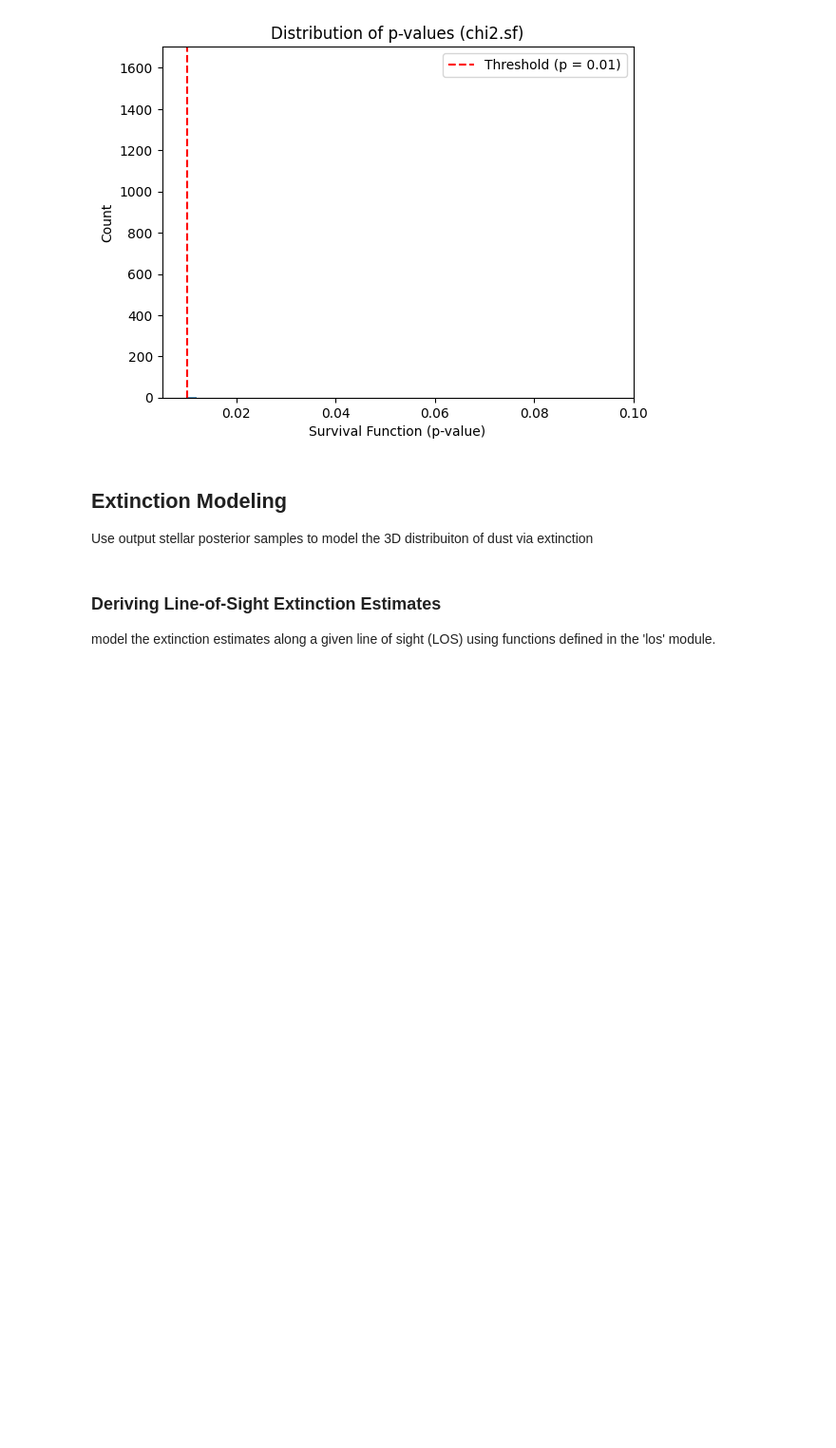
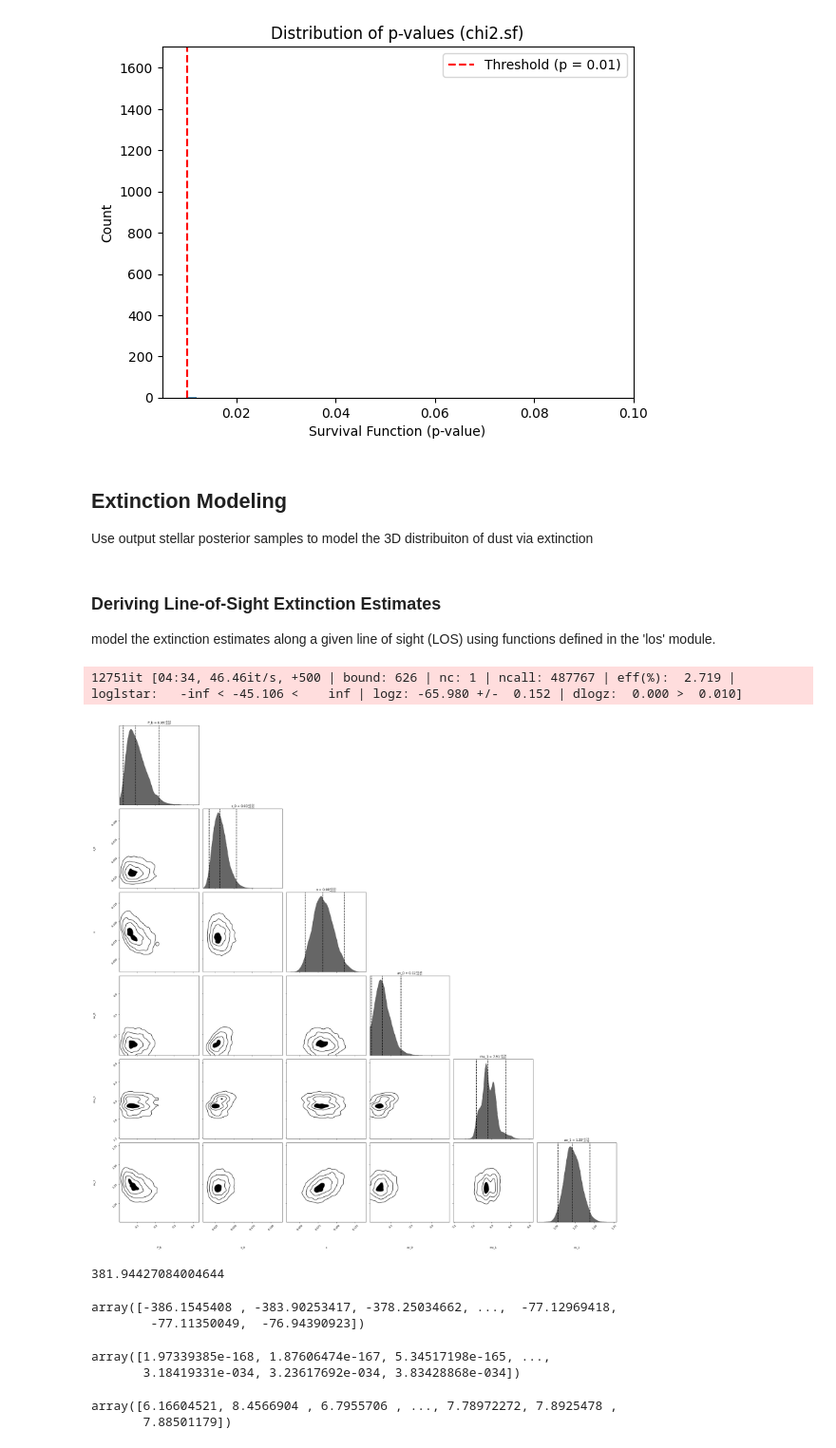
Before and after one commit to Annie-Bore-Gao/Cometary_Globules, a Jupyter notebook: sources_query.ipynb, the cells around one changed output. Shown at 95% size. Cells and saved outputs as stored; diff of their text form; code cells hidden in the pictures; blank space fills up the shorter version.

```diff
--- a/sources_query.ipynb
+++ b/sources_query.ipynb
@@ -897,3 +773,17 @@ sampler = dynesty.NestedSampler(loglike, ptform, ndim,
                                 logl_args=logl_args,
                                 # logl_kwargs=logl_kwargs
                                 )
+# %%
+sampler.run_nested(dlogz=0.01)
+# save results
+res = sampler.results
+# plot results
+from dynesty import plotting as dyplot
+
+fig, ax = dyplot.cornerplot(res,
+                            labels=['P_b', 's_0', 's', 'av_0', 'mu_1', 'av_1'],
+                            show_titles=True,
+                            fig=plt.subplots(6, 6, figsize=(30, 30)))
+# %% [output]
+12751it [04:34, 46.46it/s, +500 | bound: 626 | nc: 1 | ncall: 487767 | eff(%):  2.719 | loglstar:   -inf < -45.106 <    inf | logz: -65.980 +/-  0.152 | dlogz:  0.000 >  0.010]
+[figure, added]
@@ -899,0 +793,19 @@ sampler = dynesty.NestedSampler(loglike, ptform, ndim,
+# %%
+dist_cloud
+# %% [output]
+381.94427084004644
+# %%
+res.logwt
+# %% [output]
+array([-386.1545408 , -383.90253417, -378.25034662, ...,  -77.12969418,
+        -77.11350049,  -76.94390923])
+# %%
+np.e**(res.logwt)
+# %% [output]
+array([1.97339385e-168, 1.87606474e-167, 5.34517198e-165, ...,
+       3.18419331e-034, 3.23617692e-034, 3.83428868e-034])
+# %%
+np.(res.samples[:,4], np.e**(res.logwt))
+# %% [output]
+array([6.16604521, 8.4566904 , 6.7955706 , ..., 7.78972272, 7.8925478 ,
+       7.88501179])
```
Also changed, not shown: parts of 35 cells of this notebook.
